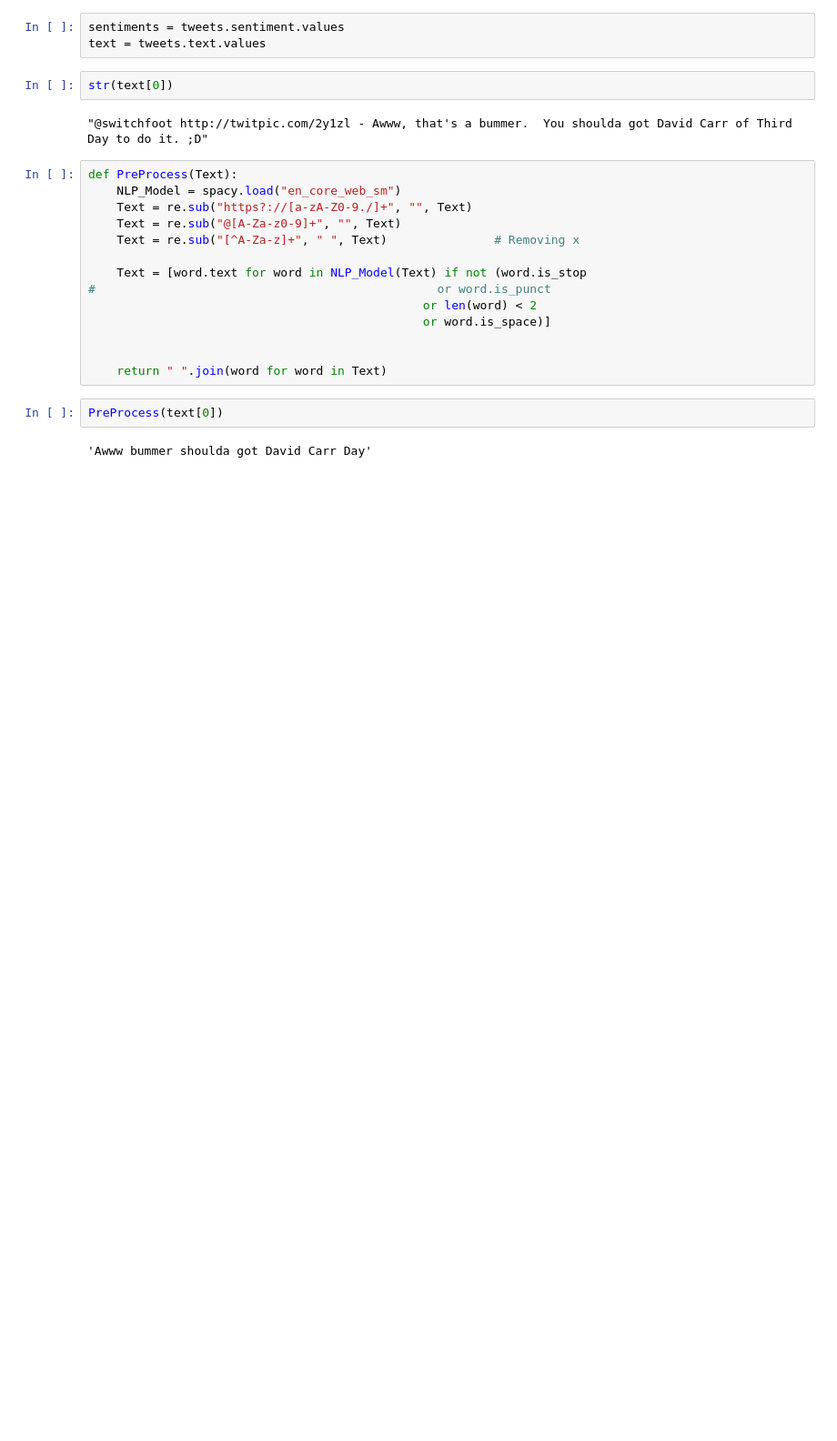
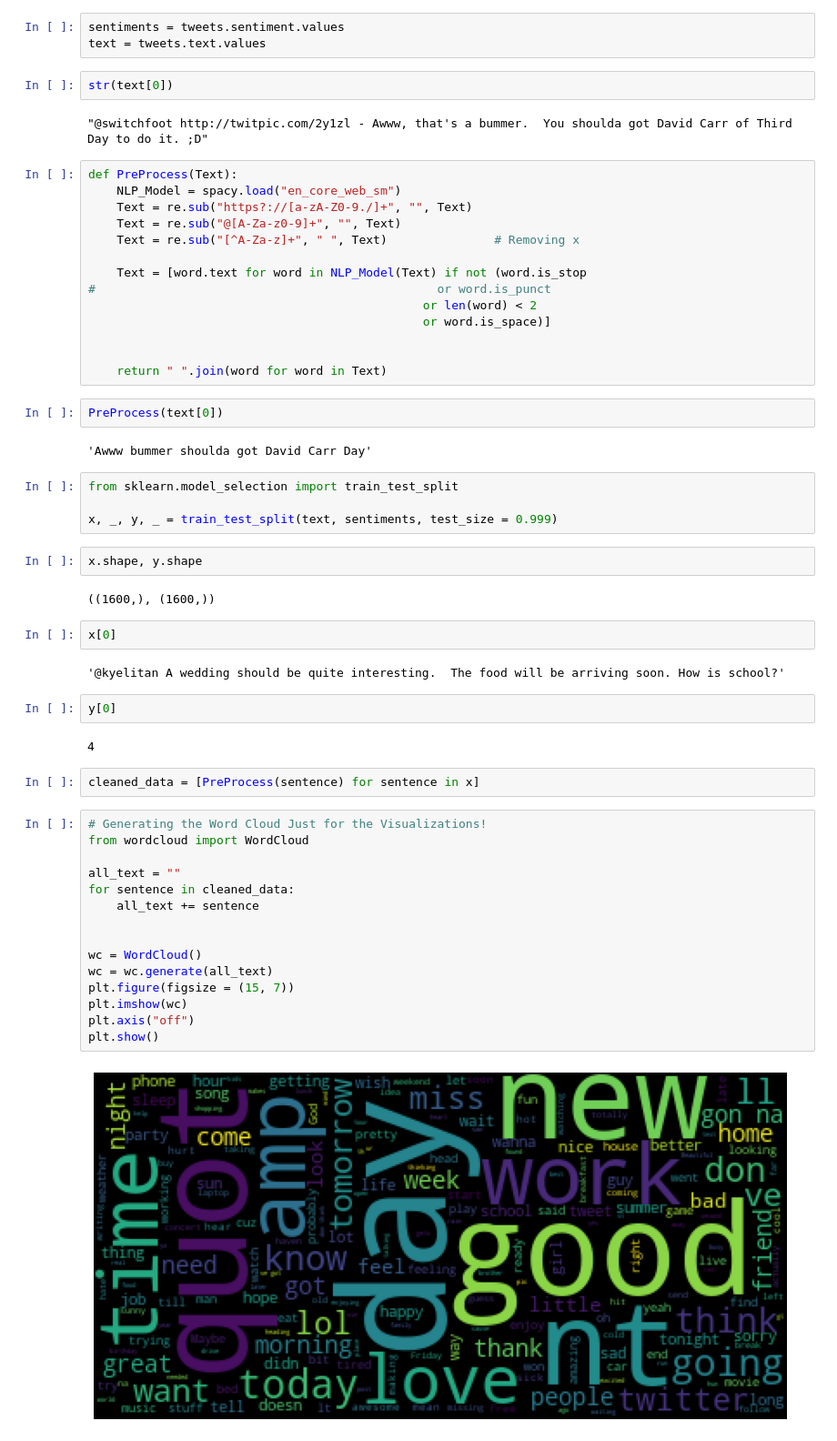
Before and after one commit to HarshitDawar55/Natural-Language-Processing, a Jupyter notebook: Sentiment_Analysis/Sentiment Analysis!.ipynb, the cells around one changed output. Shown at 91% size. Cells and saved outputs as stored; diff of their text form; blank space fills up the shorter version.

```diff
--- a/Sentiment_Analysis/Sentiment Analysis!.ipynb
+++ b/Sentiment_Analysis/Sentiment Analysis!.ipynb
@@ -78,3 +78,38 @@ def PreProcess(Text):
 PreProcess(text[0])
 # %% [output]
 'Awww bummer shoulda got David Carr Day'
+# %%
+from sklearn.model_selection import train_test_split
+
+x, _, y, _ = train_test_split(text, sentiments, test_size = 0.999)
+# %%
+x.shape, y.shape
+# %% [output]
+((1600,), (1600,))
+# %%
+x[0]
+# %% [output]
+'@kyelitan A wedding should be quite interesting.  The food will be arriving soon. How is school?'
+# %%
+y[0]
+# %% [output]
+4
+# %%
+cleaned_data = [PreProcess(sentence) for sentence in x]
+# %%
+# Generating the Word Cloud Just for the Visualizations!
+from wordcloud import WordCloud
+
+all_text = ""
+for sentence in cleaned_data:
+    all_text += sentence
+
+
+wc = WordCloud()
+wc = wc.generate(all_text)
+plt.figure(figsize = (15, 7))
+plt.imshow(wc)
+plt.axis("off")
+plt.show()
+# %% [output]
+[figure, added]
```
Also changed, not shown: 1 other file.
